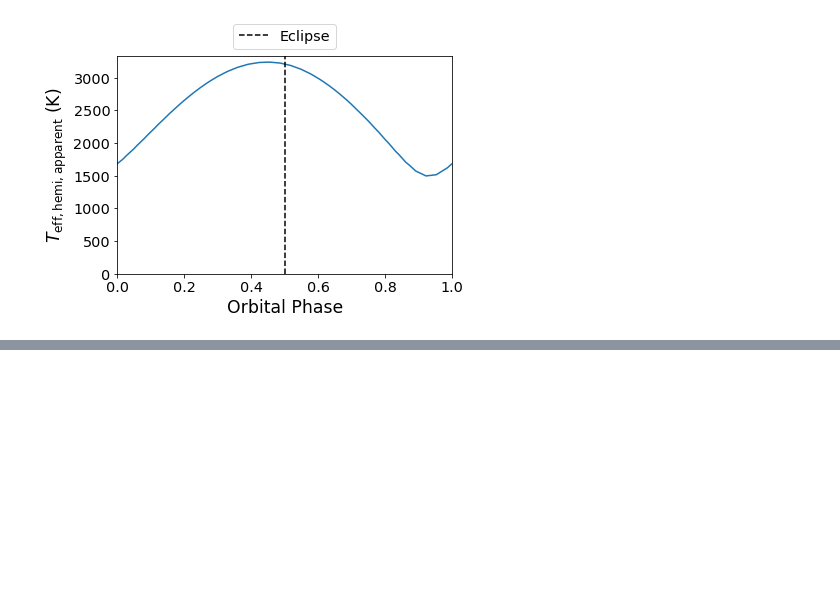
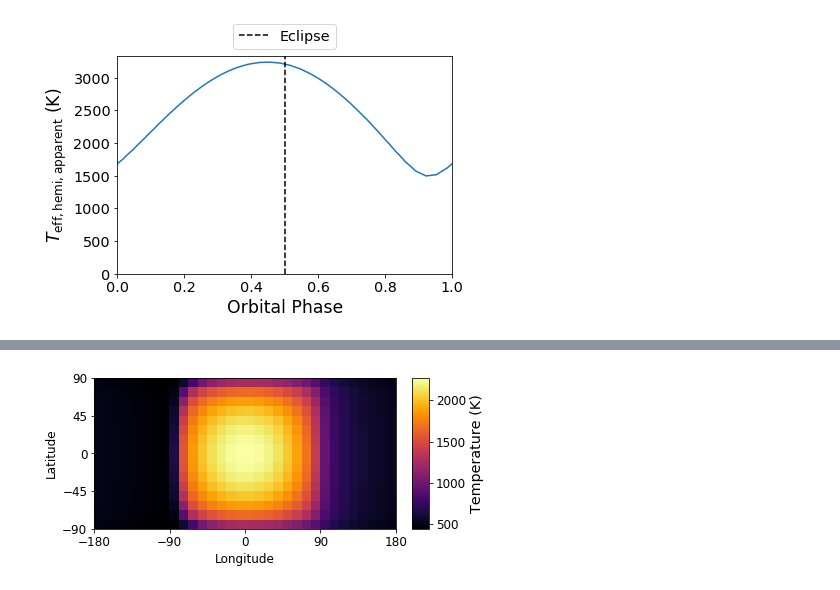
Before and after one commit to taylorbell57/Bell_EBM, a Jupyter notebook: Bell_EBM_Tutorial.ipynb, the cells around one changed output, grey strips where cells are left out. Cells and saved outputs as stored; diff of their text form; code cells hidden in the pictures; blank space fills up the shorter version.

```diff
--- a/Bell_EBM.ipynb
+++ b/Bell_EBM_Tutorial.ipynb
@@ -66,0 +104,15 @@ plt.close()
+# %%
+# Run initial burn-in - try guessing the median irradiation temperature to begin with
+FincMed = np.median(system.Finc(np.linspace(0,system.planet.Porb,1000, endpoint=False).reshape(-1,1)), axis=0)
+T0 = (FincMed/const.sigma_sb.value)**0.25
+t0 = 0
+t1 = system.planet.Porb*20
+dt = system.planet.Porb/10
+times, maps = system.runModel(T0, t0, t1, dt, verbose=False)
+
+# Run a higher time resolution burn-in to clean up any remaining mess
+T0 = maps[-1]
+t0 = times[-1]
+t1 = t0+system.planet.Porb*20
+dt = system.planet.Porb/100
+times, maps = system.runModel(T0, t0, t1, dt, verbose=False)
@@ -66,0 +121,6 @@ plt.close()
+# %%
+T0 = maps[-1]
+t0 = times[-1]
+t1 = t0+system.planet.Porb
+dt = system.planet.Porb/1000
+times, maps = system.runModel(T0, t0, t1, dt, verbose=False)
@@ -66,0 +130,9 @@ plt.close()
+# %%
+phases = system.get_phase(times)
+phasePeri = system.get_phase_periastron()
+indexPeri = np.argmin(np.abs(phases-phasePeri))
+
+fig = system.planet.showMap(maps[indexPeri], times[indexPeri])
+plt.show()
+# %% [output]
+[figure, added]
```
Also changed, not shown: parts of 21 cells of this notebook, 7 other files.
